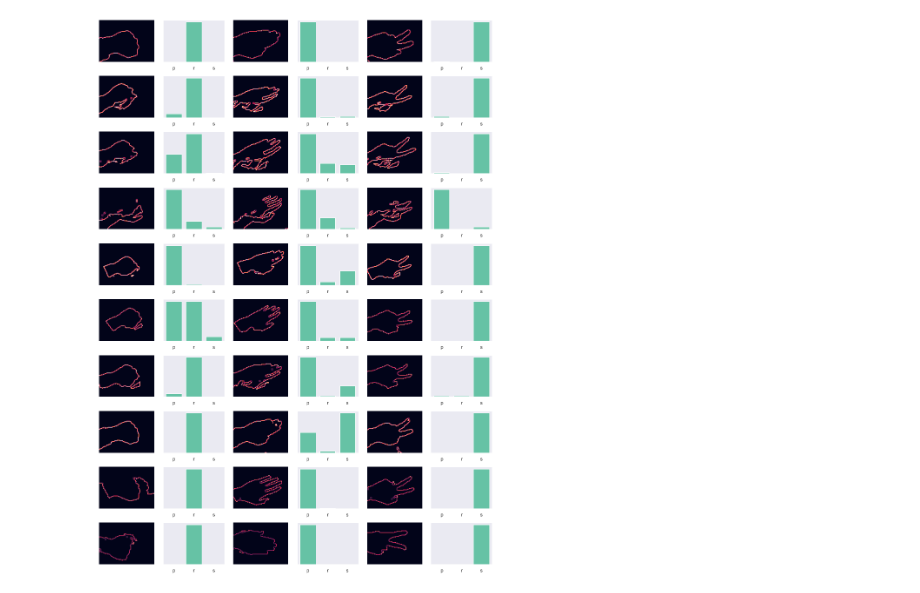
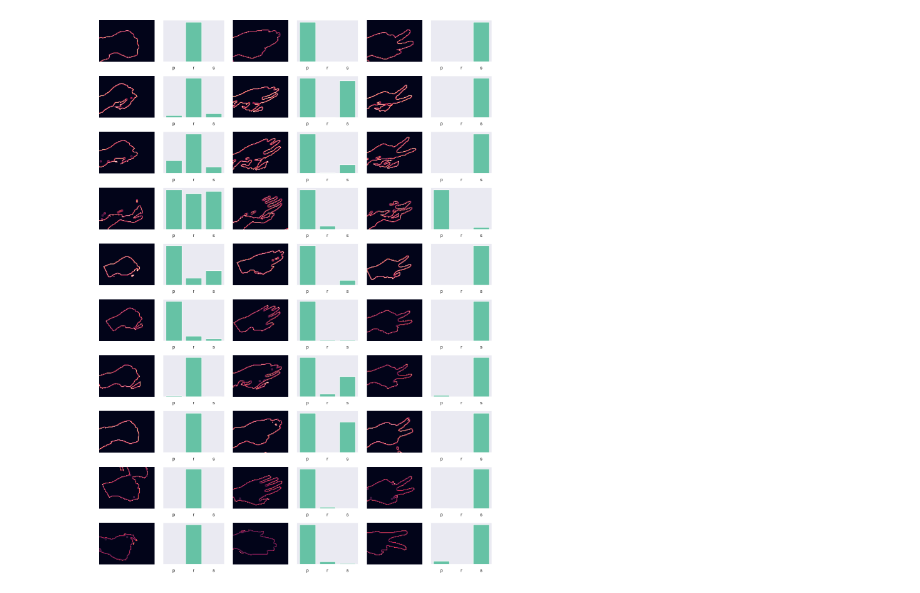
Before and after one commit to 5piotr/rps_cnn_classification, a Jupyter notebook: 4_predicting_edge_images.ipynb, the cells around one changed output. Cells and saved outputs as stored; diff of their text form; code cells hidden in the pictures.

Commit message:
model re-training

```diff
--- a/4_predicting_edge_images.ipynb
+++ b/4_predicting_edge_images.ipynb
@@ -9,7 +9,7 @@ from tqdm import tqdm
 import seaborn as sns
 sns.set_theme(palette=sns.color_palette('Set2'))
 # %%
-model = load_model('models//2024-04-08--20-09')
+model = tf.keras.models.load_model('models//2024-04-08--21-42.keras')
 # %%
 img_size = (92,70)
 no_clusters = 2
@@ -38,7 +38,7 @@ for i in tqdm(range(no_images)):
     img_flat = img_array.reshape(-1,3)
 
     # clustering
-    kmeans = KMeans(n_clusters=no_clusters, random_state=0).fit(img_flat)
+    kmeans = KMeans(n_clusters=no_clusters, random_state=0, n_init='auto').fit(img_flat)
 
     # generate clustered image
     for j in np.unique(kmeans.labels_):
@@ -48,32 +48,32 @@ for i in tqdm(range(no_images)):
 
     # convert to gray scale and fing edges
     img_e = img_k.convert('L')
     img_e = img_e.filter(ImageFilter.FIND_EDGES)
 
     # crop image to remove edges
     img_e = img_e.crop((1,1,img_size[0]-1,img_size[1]-1))
 
     # predict
     img_e_p = np.array(img_e)
     img_e_p = img_e_p.reshape(1, img_size[1]-2, img_size[0]-2, 1)
     img_e_p = img_e_p/255
-    pred = model.predict(img_e_p)
+    pred = model.predict(img_e_p, verbose=0)
     label_no = np.argmax(pred)
     label = pred_dict[label_no]
 
     # plot row of images
     ax = axList[i*2]
     ax.imshow(img_e)
     ax.axis('off')
 
     ax = axList[i*2+1]
     ax.set_xticks([0,1,2])
     ax.set_xticklabels(['p','r','s'])
     ax.set_yticks([])
     ax.grid(False)
     ax.bar(range(3),pred.reshape(3))
 
 plt.tight_layout()
 plt.savefig('predicting_clustered_edges_images.jpg')
 # %% [output]
-[figure, old version]
+[figure, new version]
```
Also changed, not shown: parts of 1 cell of this notebook, 8 other files.
